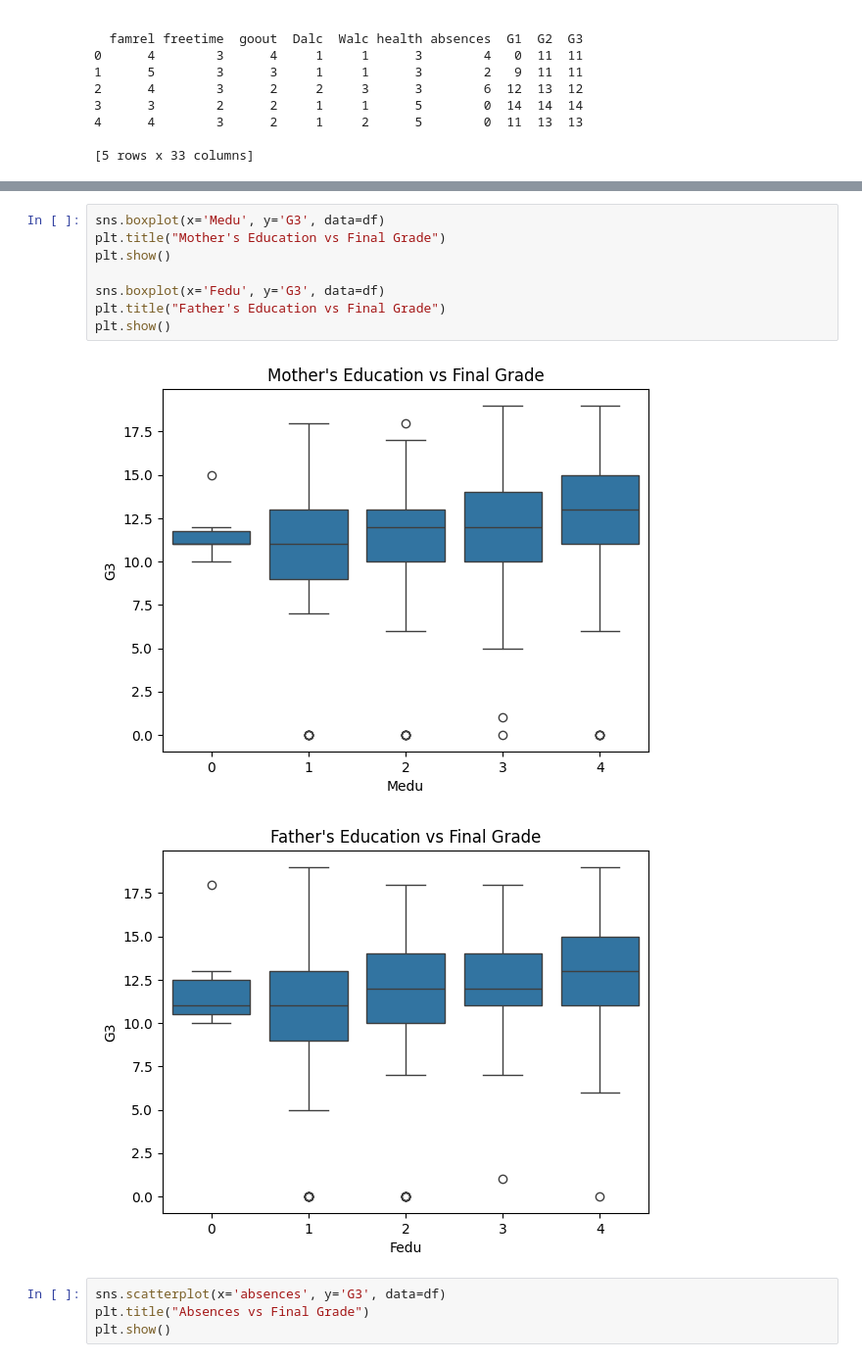
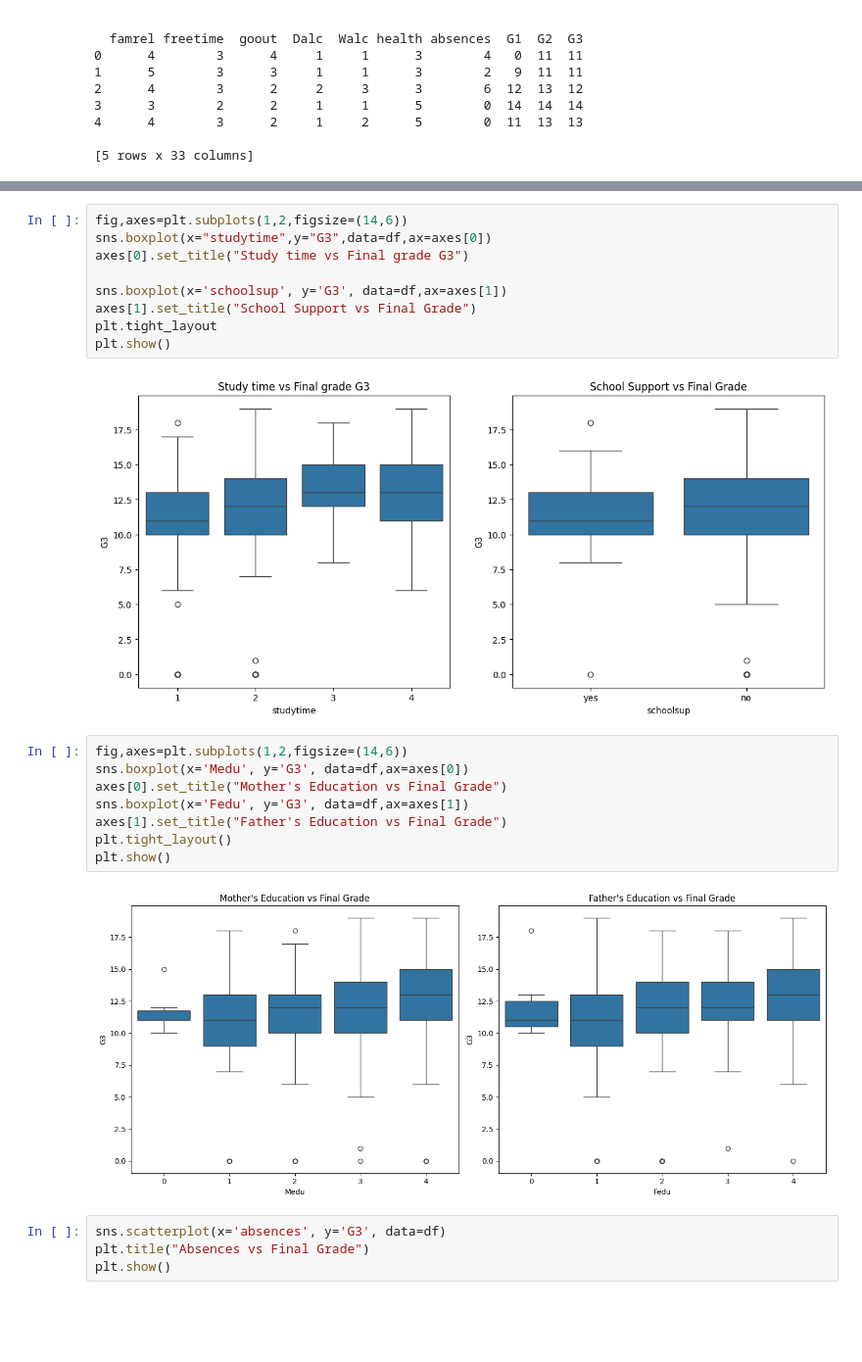
Before and after one commit to Seetharamanrs/Student_performance_analysis, a Jupyter notebook: Eda-analysis/student.ipynb, the cells around one changed output, grey strips where cells are left out. Shown: that part at 98% size. Cells and saved outputs as stored; diff of their text form; blank space fills up the shorter version.

```diff
--- a/Eda-analysis/student.ipynb
+++ b/Eda-analysis/student.ipynb
@@ -109,14 +113,24 @@ plt.show()
+# %%
+fig,axes=plt.subplots(1,2,figsize=(14,6))
+sns.boxplot(x="studytime",y="G3",data=df,ax=axes[0])
+axes[0].set_title("Study time vs Final grade G3")
+
+sns.boxplot(x='schoolsup', y='G3', data=df,ax=axes[1])
+axes[1].set_title("School Support vs Final Grade")
+plt.tight_layout
+plt.show()
+# %% [output]
+[figure, added]
 # %%
-sns.boxplot(x='Medu', y='G3', data=df)
-plt.title("Mother's Education vs Final Grade")
+fig,axes=plt.subplots(1,2,figsize=(14,6))
+sns.boxplot(x='Medu', y='G3', data=df,ax=axes[0])
+axes[0].set_title("Mother's Education vs Final Grade")
+sns.boxplot(x='Fedu', y='G3', data=df,ax=axes[1])
+axes[1].set_title("Father's Education vs Final Grade")
+plt.tight_layout()
 plt.show()
-
-sns.boxplot(x='Fedu', y='G3', data=df)
-plt.title("Father's Education vs Final Grade")
-plt.show()
 # %% [output]
-[figure, old version]
+[figure, new version]
-[figure, removed]
 # %%
 sns.scatterplot(x='absences', y='G3', data=df)
 plt.title("Absences vs Final Grade")
```
Also changed, not shown: parts of 4 cells of this notebook.
